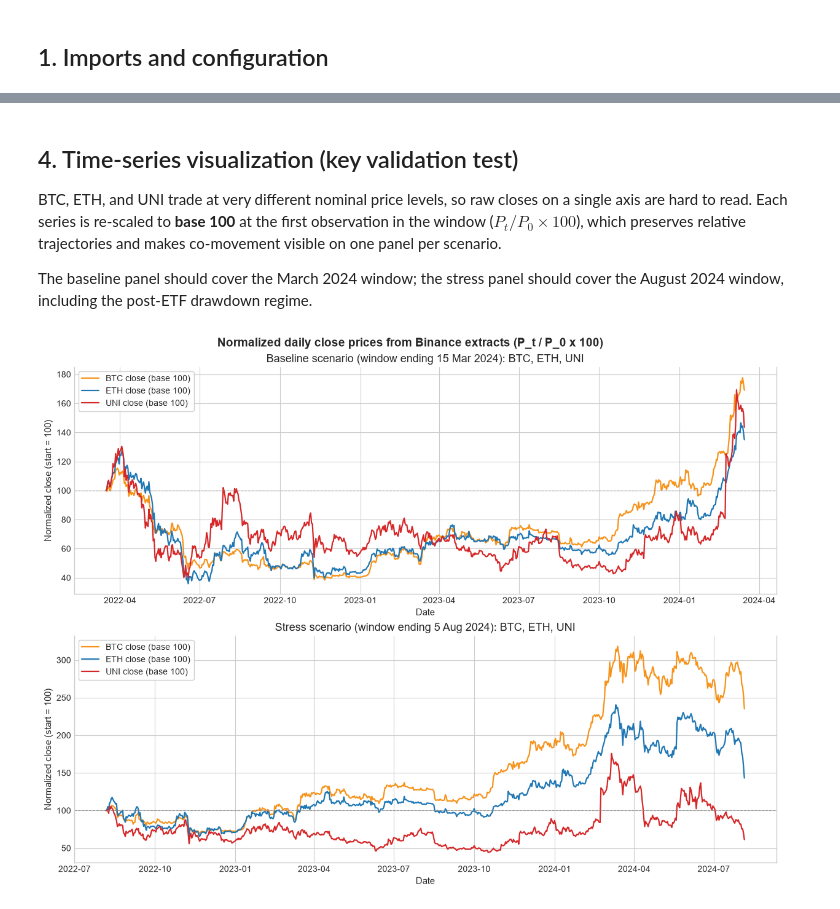
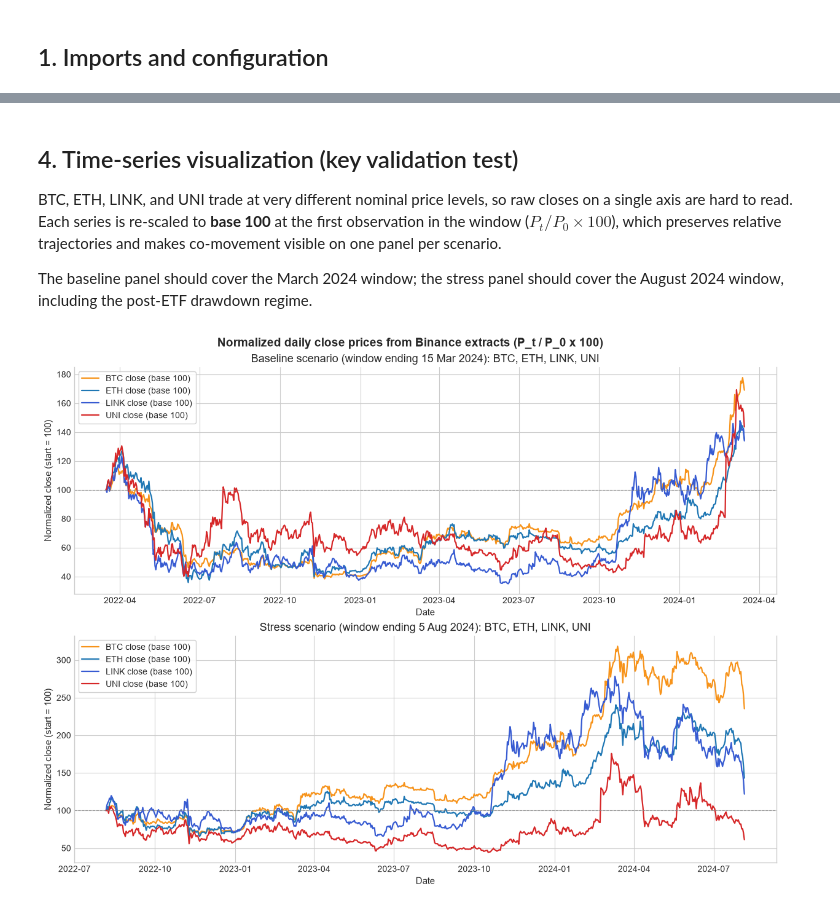
Before and after one commit to mendez-facundo/aave-urp-model, a Jupyter notebook: notebooks/01_eda_market_data.ipynb, the cells around one changed output, grey strips where cells are left out. Cells and saved outputs as stored; diff of their text form; code cells hidden in the pictures.

```diff
--- a/notebooks/01_eda_market_data.ipynb
+++ b/notebooks/01_eda_market_data.ipynb
@@ -46,17 +46,21 @@ def load_price_series(csv_path: Path) -> pd.DataFrame:
 
 btc_baseline = load_price_series(BASELINE_DIR / "binance_prices_btc.csv")
 eth_baseline = load_price_series(BASELINE_DIR / "binance_prices_eth.csv")
+link_baseline = load_price_series(BASELINE_DIR / "binance_prices_link.csv")
 uni_baseline = load_price_series(BASELINE_DIR / "binance_prices_uni.csv")
 btc_stress = load_price_series(STRESS_DIR / "binance_prices_btc.csv")
 eth_stress = load_price_series(STRESS_DIR / "binance_prices_eth.csv")
+link_stress = load_price_series(STRESS_DIR / "binance_prices_link.csv")
 uni_stress = load_price_series(STRESS_DIR / "binance_prices_uni.csv")
 
 series_catalog = {
     "BTC baseline (Mar 2024)": btc_baseline,
     "ETH baseline (Mar 2024)": eth_baseline,
+    "LINK baseline (Mar 2024)": link_baseline,
     "UNI baseline (Mar 2024)": uni_baseline,
     "BTC stress (Aug 2024)": btc_stress,
     "ETH stress (Aug 2024)": eth_stress,
+    "LINK stress (Aug 2024)": link_stress,
     "UNI stress (Aug 2024)": uni_stress,
 }
 
@@ -126,13 +136,14 @@ UNI stress (Aug 2024)        duplicates=0
 # %% [markdown]
 ## 4. Time-series visualization (key validation test)
 
-BTC, ETH, and UNI trade at very different nominal price levels, so raw closes on a single axis are hard to read. Each series is re-scaled to **base 100** at the first observation in the window ($P_t / P_0 \times 100$), which preserves relative trajectories and makes co-movement visible on one panel per scenario.
+BTC, ETH, LINK, and UNI trade at very different nominal price levels, so raw closes on a single axis are hard to read. Each series is re-scaled to **base 100** at the first observation in the window ($P_t / P_0 \times 100$), which preserves relative trajectories and makes co-movement visible on one panel per scenario.
 
 The baseline panel should cover the March 2024 window; the stress panel should cover the August 2024 window, including the post-ETF drawdown regime.
 # %%
 ASSET_COLORS = {
     "BTC": "#f7931a",
     "ETH": "#1f77b4",
+    "LINK": "#375bd2",
     "UNI": "#d62728",
 }
 
@@ -151,42 +162,52 @@ def plot_normalized_closes(
     asset_frames: dict[str, pd.DataFrame],
     title: str,
 ) -> None:
-    """Plot BTC, ETH, and UNI closes on a common base-100 scale."""
+    """Plot BTC, ETH, LINK, and UNI closes on a common base-100 scale."""
     for asset, frame in asset_frames.items():
         normalized_close = normalize_close_to_base100(frame)
         ax.plot(
             frame.index,
             normalized_close,
             color=ASSET_COLORS[asset],
             linewidth=1.6,
             label=f"{asset} close (base 100)",
         )
 
     ax.axhline(100.0, color="gray", linestyle="--", linewidth=0.8, alpha=0.7)
     ax.set_title(title)
     ax.set_xlabel("Date")
     ax.set_ylabel("Normalized close (start = 100)")
     ax.legend(loc="upper left", framealpha=0.9)
 
 
 fig, axes = plt.subplots(2, 1, figsize=(12, 9), constrained_layout=True)
 
 plot_normalized_closes(
     axes[0],
-    {"BTC": btc_baseline, "ETH": eth_baseline, "UNI": uni_baseline},
-    title="Baseline scenario (window ending 15 Mar 2024): BTC, ETH, UNI",
+    {
+        "BTC": btc_baseline,
+        "ETH": eth_baseline,
+        "LINK": link_baseline,
+        "UNI": uni_baseline,
+    },
+    title="Baseline scenario (window ending 15 Mar 2024): BTC, ETH, LINK, UNI",
 )
 plot_normalized_closes(
     axes[1],
-    {"BTC": btc_stress, "ETH": eth_stress, "UNI": uni_stress},
-    title="Stress scenario (window ending 5 Aug 2024): BTC, ETH, UNI",
+    {
+        "BTC": btc_stress,
+        "ETH": eth_stress,
+        "LINK": link_stress,
+        "UNI": uni_stress,
+    },
+    title="Stress scenario (window ending 5 Aug 2024): BTC, ETH, LINK, UNI",
 )
 
 fig.suptitle(
     "Normalized daily close prices from Binance extracts (P_t / P_0 x 100)",
     fontsize=14,
     fontweight="bold",
 )
 plt.show()
 # %% [output]
-[figure, old version]
+[figure, new version]
```
Also changed, not shown: parts of 5 cells of this notebook, 4 other files.
